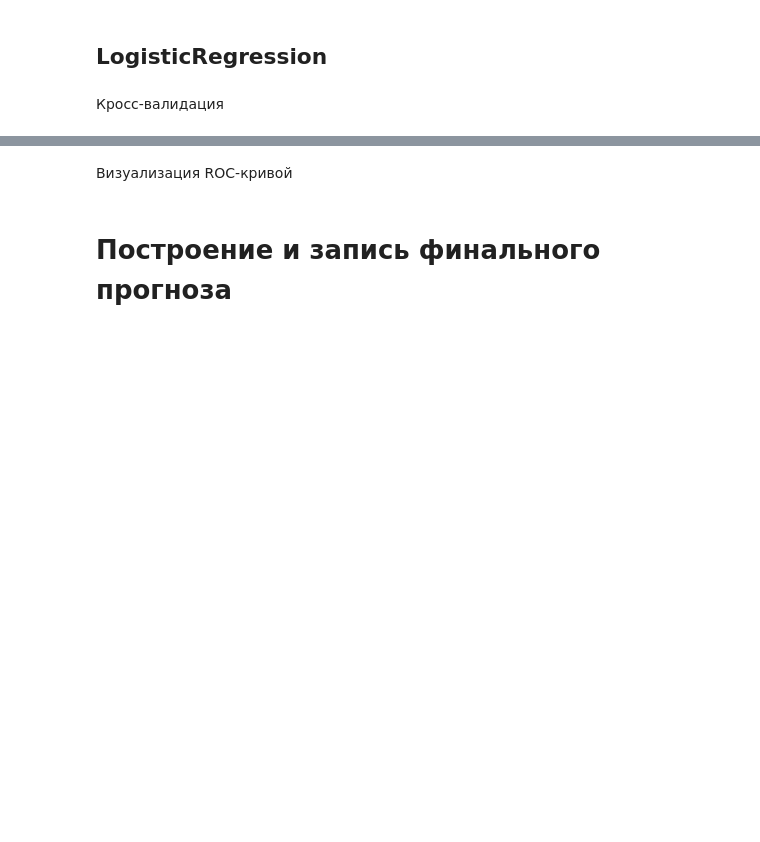
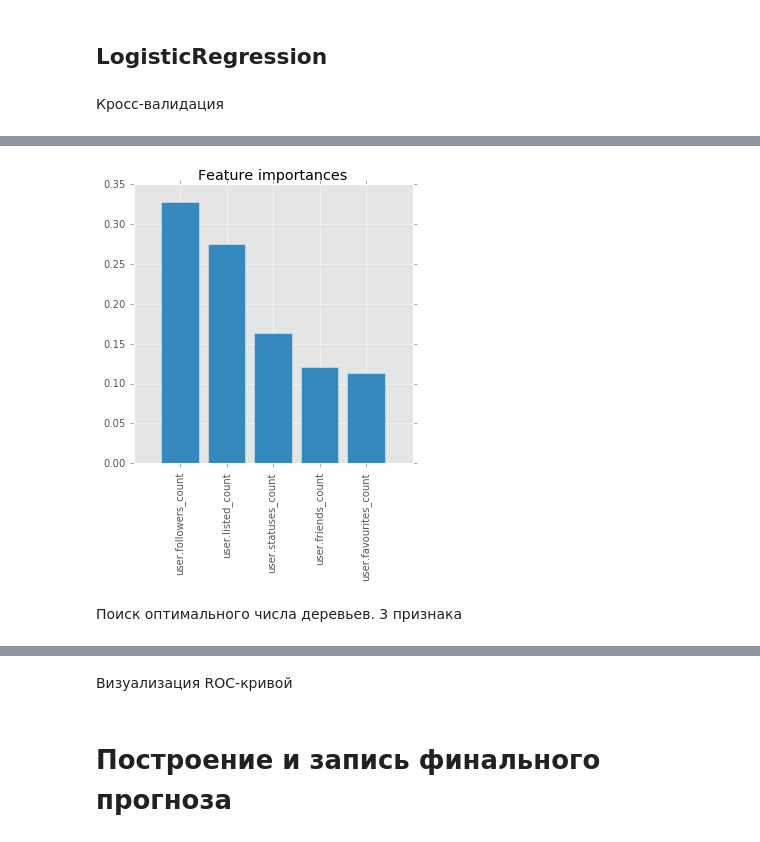
Before and after one commit to Evgeneus/InData-Labs-Contest, a Jupyter notebook: star_mission.ipynb, the cells around one changed output, grey strips where cells are left out. Drawn from its saved outputs; the diff is of its cells as text; code cells hidden in the pictures; blank space fills up the shorter version.

```diff
--- a/star_mission.ipynb
+++ b/star_mission.ipynb
@@ -293,0 +329,6 @@ plt.show()
+# %%
+Image(filename='img/rfc_feature_importan.png')
+# %% [output]
+[figure, added]
+# %% [markdown]
+Поиск оптимального числа деревьев. 3 признака
```
Also changed, not shown: parts of 12 cells of this notebook, 2 other files.
